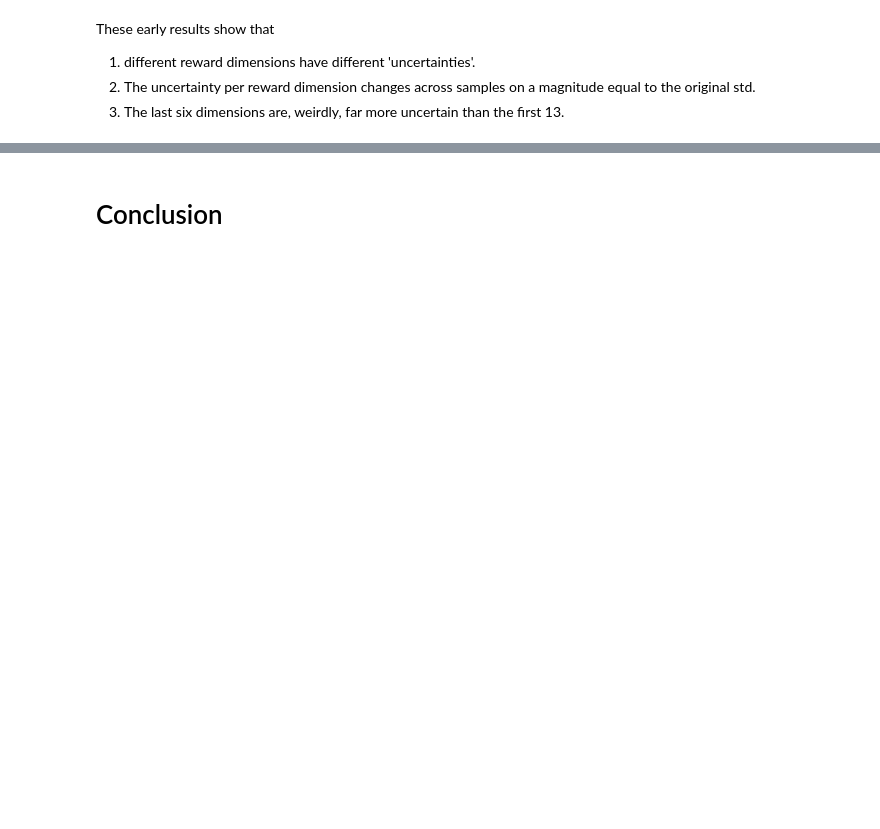
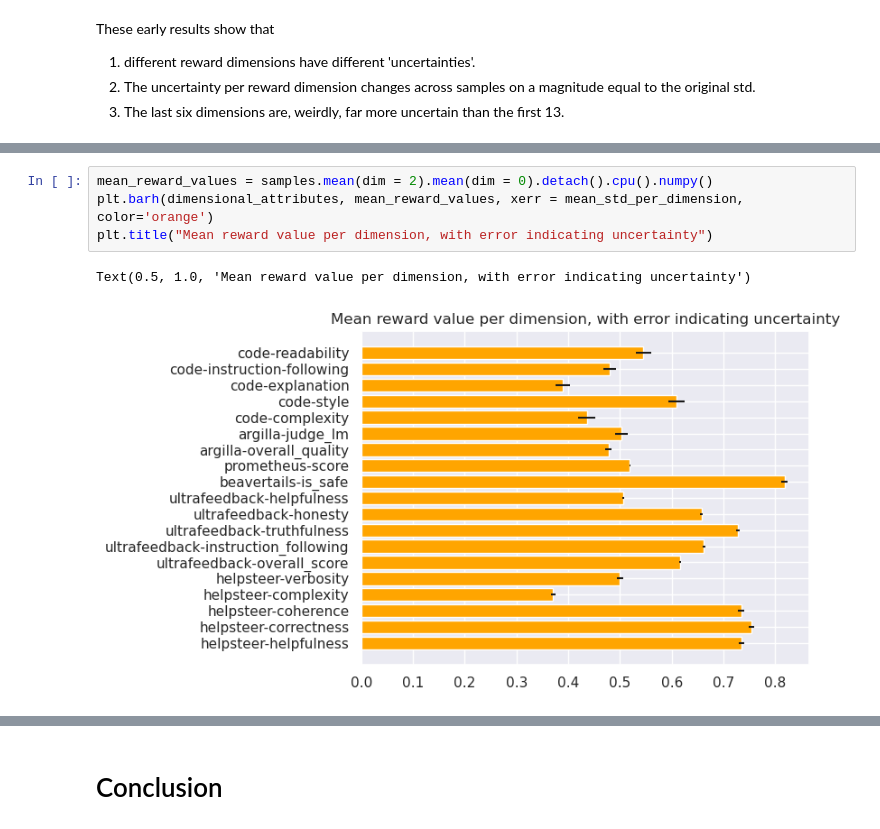
Before and after one commit to sijial430/RLHF-Reward-Modeling, a Jupyter notebook: nbs/experiments/01 Integrating Epinet into Armo Regression.ipynb, the cells around one changed output, grey strips where cells are left out. Saved outputs shown, nothing was run; the diff lists cells and outputs as text; blank space fills up the shorter version.

```diff
--- a/nbs/experiments/01 Integrating Epinet into Armo Regression.ipynb
+++ b/nbs/experiments/01 Integrating Epinet into Armo Regression.ipynb
@@ -508,0 +563,7 @@ These early results show that
+# %%
+mean_reward_values = samples.mean(dim = 2).mean(dim = 0).detach().cpu().numpy()
+plt.barh(dimensional_attributes, mean_reward_values, xerr = mean_std_per_dimension, color='orange')
+plt.title("Mean reward value per dimension, with error indicating uncertainty")
+# %% [output]
+Text(0.5, 1.0, 'Mean reward value per dimension, with error indicating uncertainty')
+[figure, added]
```
Also changed, not shown: parts of 27 cells of this notebook, 1 other file.
